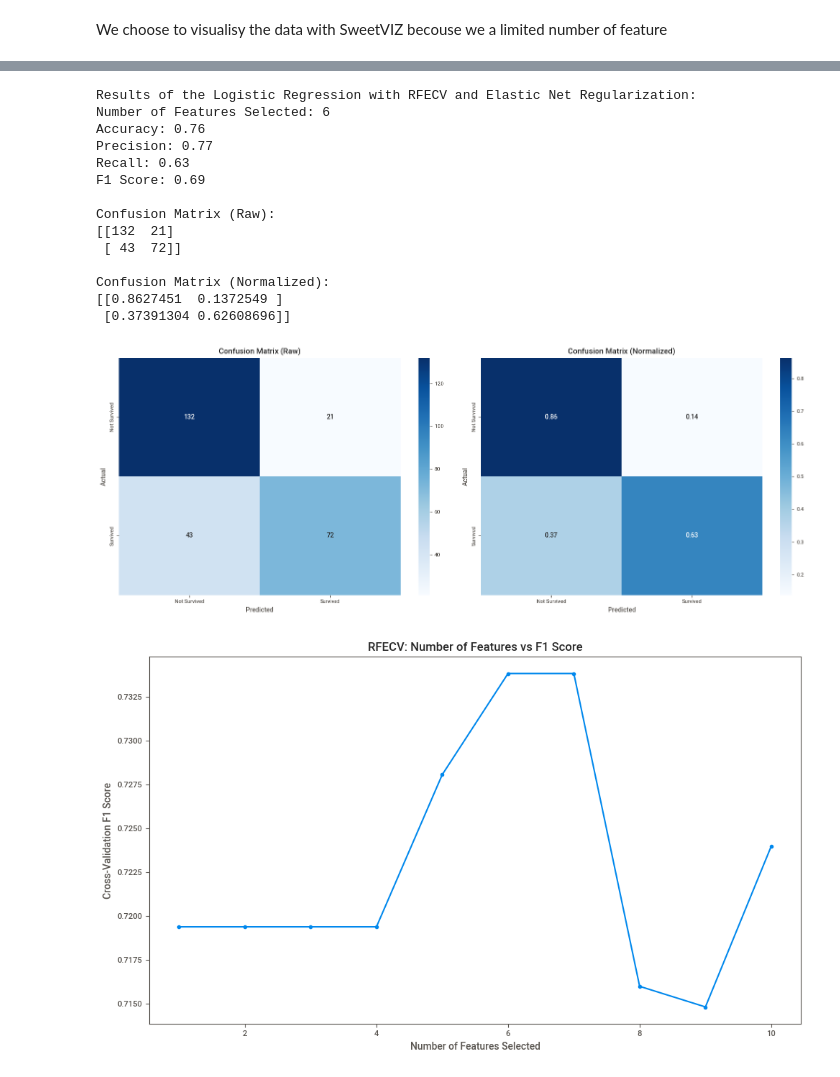
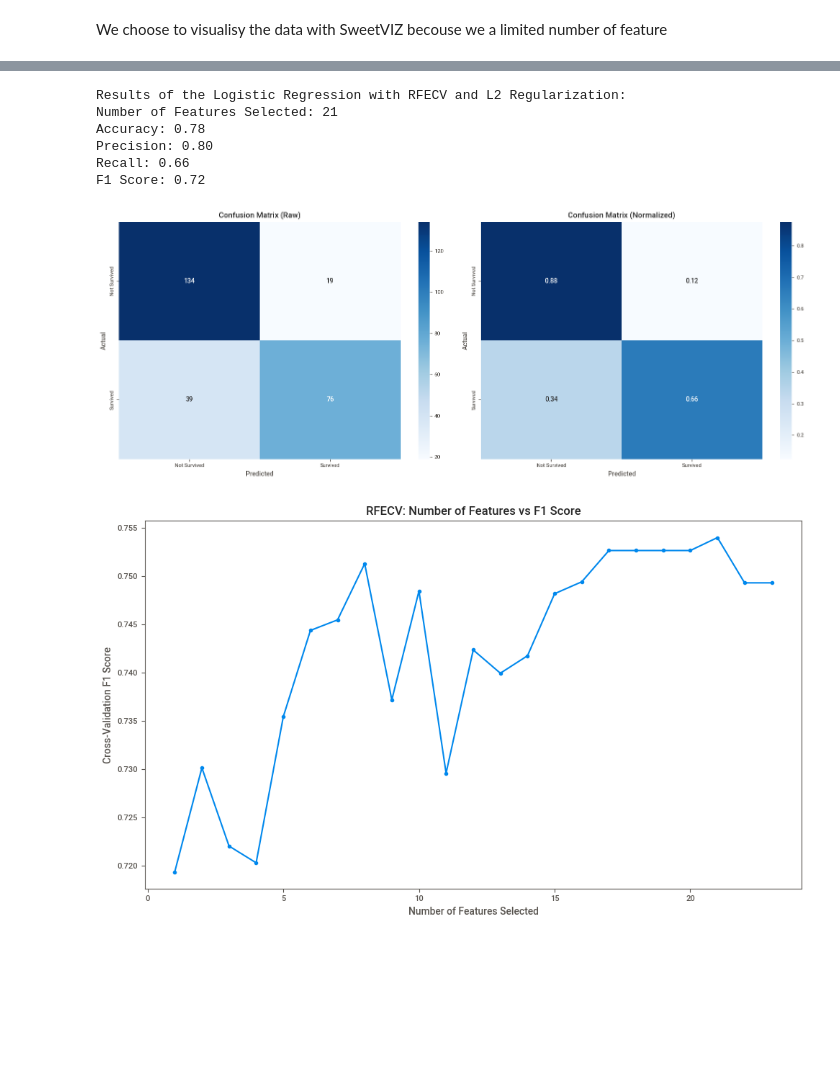
Before and after one commit to keronell/Titanic_ML2, a Jupyter notebook: Titanic.ipynb, the cells around one changed output, grey strips where cells are left out. Drawn from its saved outputs; the diff is of its cells as text; code cells hidden in the pictures; blank space fills up the shorter version.

```diff
--- a/Titanic.ipynb
+++ b/Titanic.ipynb
@@ -141,0 +226,13 @@ data_clean.drop(['Cabin'], axis=1, inplace=True)
+# %%
+# Feature Engineering on data_clean
+
+# Create a new feature 'FamilySize' by combining 'SibSp' and 'Parch'
+data_clean['FamilySize'] = data_clean['SibSp'] + data_clean['Parch'] + 1  # Add 1 to include the person themselves
+
+# Create a new feature 'AgeCategory' by binning the 'Age' into categories
+bins = [0, 12, 18, 60, 120]  # Age ranges: child, teenager, adult, elderly
+labels = ['Child', 'Teenager', 'Adult', 'Elderly']
+data_clean['AgeCategory'] = pd.cut(data_clean['Age'], bins=bins, labels=labels, right=False)
+
+# Display the updated DataFrame
+print(data_clean.head())
@@ -201,10 +351,10 @@ def encode_data(df, columns, method):
     return encoded_df
 # %%
 # Encode columns using dummy encoding
-dummy_encoded_df = encode_data(data_clean, columns=['Sex', 'Embarked'], method='dummy')
+dummy_encoded_df = encode_data(data_clean, columns=['Sex', 'Embarked','FamilySize', 'AgeCategory'], method='dummy')
 
 # Encode columns using one-hot encoding
-onehot_encoded_df = encode_data(data_clean, columns=['Sex', 'Embarked'], method='onehot')
+onehot_encoded_df = encode_data(data_clean, columns=['Sex', 'Embarked','FamilySize', 'AgeCategory'], method='onehot')
 
 # Print the result to check
 pd.set_option('display.max_columns', None)
@@ -483,19 +743,19 @@ from sklearn.model_selection import StratifiedKFold
 import seaborn as sns
 import matplotlib.pyplot as plt
 
-# Initialize Logistic Regression with Elastic Net regularization
-logreg_elastic = LogisticRegression(penalty='elasticnet', solver='saga', max_iter=5000,C=1.0, random_state=1, l1_ratio=0.5)
+# Define the logistic regression model with L2 regularization and lbfgs solver
+logreg_l2 = LogisticRegression(penalty='l2', solver='lbfgs', max_iter=5000, random_state=1)
 
 # Perform RFECV for feature selection
 rfecv = RFECV(
-    estimator=logreg_elastic,
+    estimator=logreg_l2,
     step=1,
     cv=StratifiedKFold(5),  # 5-fold cross-validation
     scoring='f1',
-    n_jobs=-1  # Use all available processors
+    n_jobs=-1
 )
 
-# Fit RFECV on the training data (OneHot encoded)
+# Fit RFECV on the training data
 rfecv.fit(X_train_onehot, t_train_onehot)
 
 # Transform the datasets to use only the selected features
@@ -503,10 +763,10 @@ X_train_selected = rfecv.transform(X_train_onehot)
 X_val_selected = rfecv.transform(X_val_onehot)
 
 # Train the logistic regression model on the selected features
-logreg_elastic.fit(X_train_selected, t_train_onehot)
+logreg_l2.fit(X_train_selected, t_train_onehot)
 
 # Predict on the validation set
-t_pred_selected = logreg_elastic.predict(X_val_selected)
+t_pred_selected = logreg_l2.predict(X_val_selected)
 
 # Calculate various metrics
 accuracy = accuracy_score(t_val_onehot, t_pred_selected)
@@ -519,62 +779,49 @@ conf_matrix = confusion_matrix(t_val_onehot, t_pred_selected)
 conf_matrix_normalized = conf_matrix.astype('float') / conf_matrix.sum(axis=1)[:, np.newaxis]
 
 # Print the results
-print("Results of the Logistic Regression with RFECV and Elastic Net Regularization:")
+print("Results of the Logistic Regression with RFECV and L2 Regularization:")
 print(f"Number of Features Selected: {rfecv.n_features_}")
 print(f"Accuracy: {accuracy:.2f}")
 print(f"Precision: {precision:.2f}")
 print(f"Recall: {recall:.2f}")
 print(f"F1 Score: {f1:.2f}")
-
-# Print the confusion matrix
-print("\nConfusion Matrix (Raw):")
-print(conf_matrix)
-
-print("\nConfusion Matrix (Normalized):")
-print(conf_matrix_normalized)
 
 # Visualize the confusion matrices
 plt.figure(figsize=(16, 6))
 
 # Raw Confusion Matrix
 plt.subplot(1, 2, 1)
 sns.heatmap(conf_matrix, annot=True, fmt='d', cmap='Blues', xticklabels=['Not Survived', 'Survived'], yticklabels=['Not Survived', 'Survived'])
 plt.title("Confusion Matrix (Raw)")
 plt.xlabel("Predicted")
 plt.ylabel("Actual")
 
 # Normalized Confusion Matrix
 plt.subplot(1, 2, 2)
 sns.heatmap(conf_matrix_normalized, annot=True, fmt='.2f', cmap='Blues', xticklabels=['Not Survived', 'Survived'], yticklabels=['Not Survived', 'Survived'])
 plt.title("Confusion Matrix (Normalized)")
 plt.xlabel("Predicted")
 plt.ylabel("Actual")
 
 plt.tight_layout()
 plt.show()
 
 # Visualize the RFECV feature selection process
 plt.figure(figsize=(10, 6))
 plt.title("RFECV: Number of Features vs F1 Score")
 plt.xlabel("Number of Features Selected")
 plt.ylabel("Cross-Validation F1 Score")
+
+# Plot mean test scores using `grid_scores_` equivalent
 plt.plot(range(1, len(rfecv.cv_results_['mean_test_score']) + 1), rfecv.cv_results_['mean_test_score'], marker='o')
 plt.tight_layout()
 plt.show()
 # %% [output]
-Results of the Logistic Regression with RFECV and Elastic Net Regularization:
-Number of Features Selected: 6
-Accuracy: 0.76
-Precision: 0.77
-Recall: 0.63
-F1 Score: 0.69
-
-Confusion Matrix (Raw):
-[[132  21]
- [ 43  72]]
-
-Confusion Matrix (Normalized):
-[[0.8627451  0.1372549 ]
- [0.37391304 0.62608696]]
+Results of the Logistic Regression with RFECV and L2 Regularization:
+Number of Features Selected: 21
+Accuracy: 0.78
+Precision: 0.80
+Recall: 0.66
+F1 Score: 0.72
 [figure]
-[figure, old version]
+[figure, new version]
```
Also changed, not shown: parts of 33 cells of this notebook.
